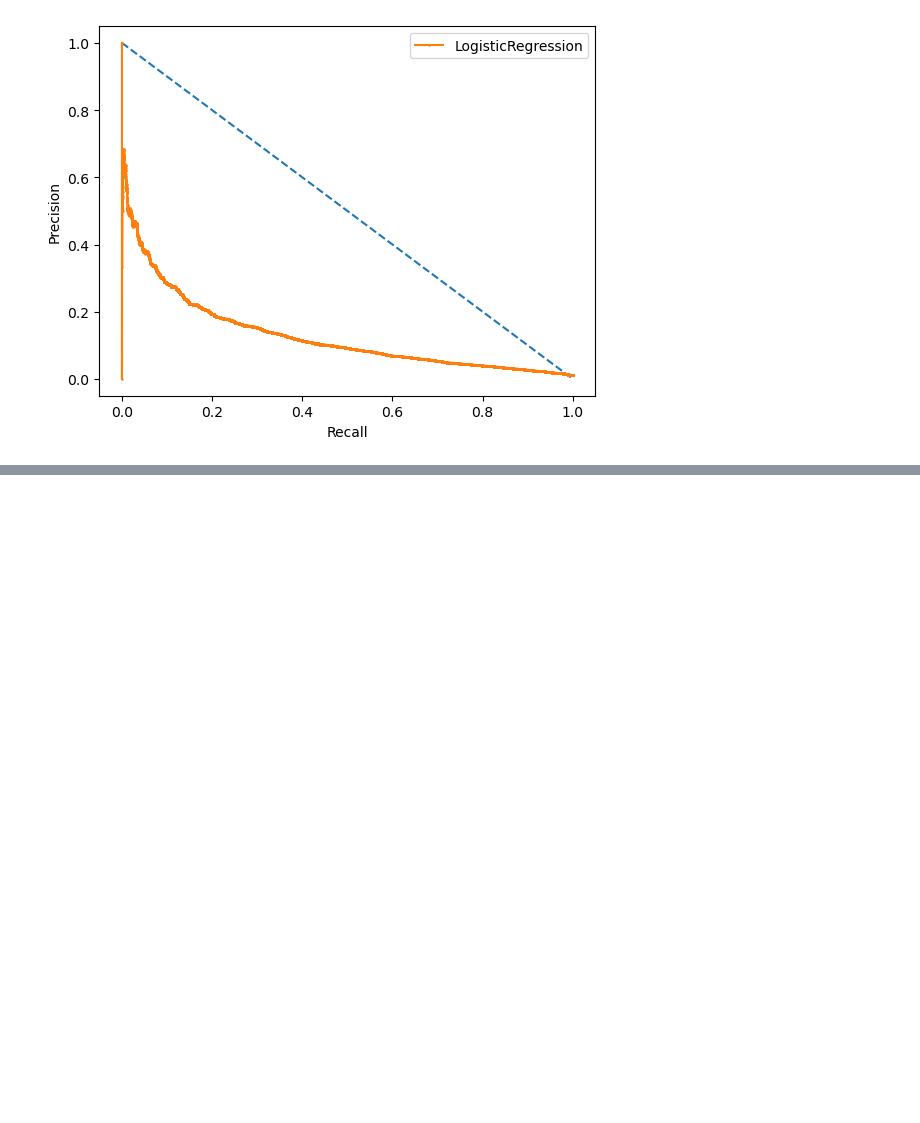
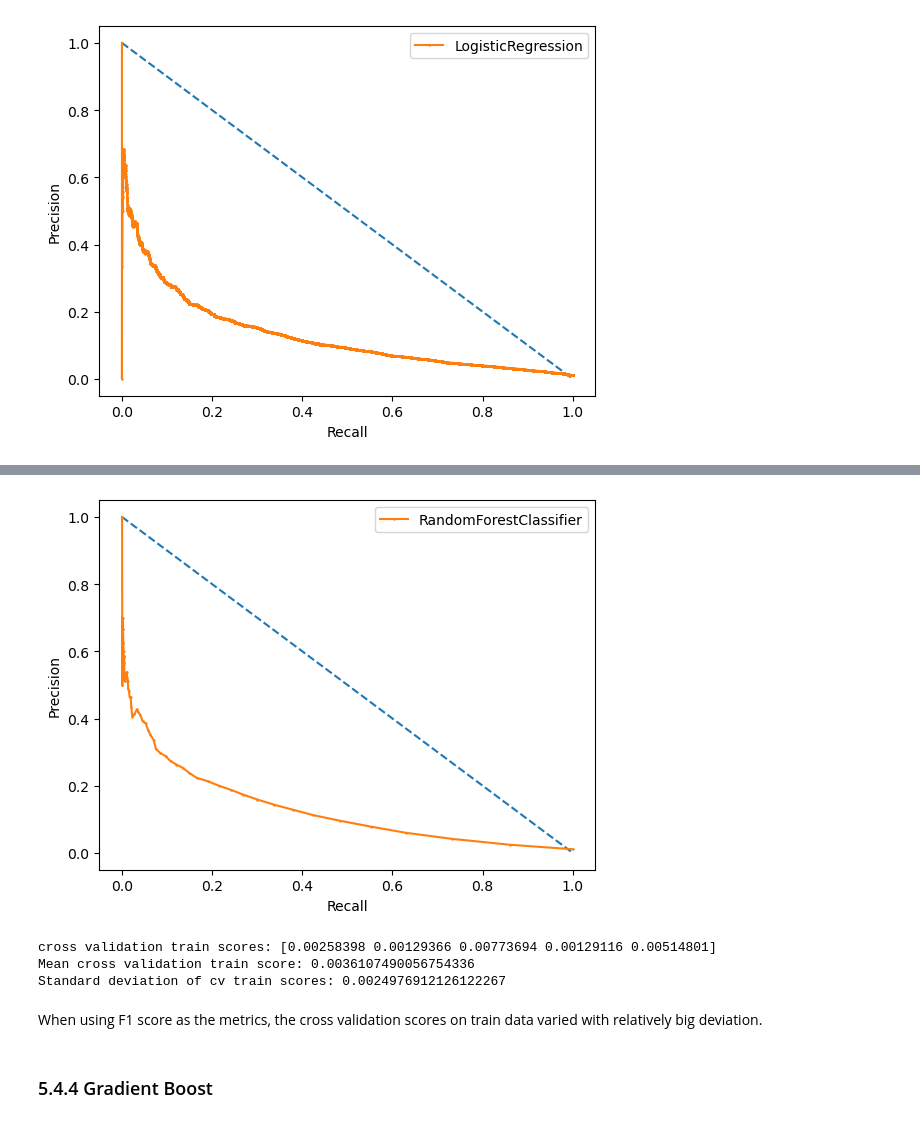
Before and after one commit to jhsshen/capstone_baf, a Jupyter notebook: notebooks/05_modeling.ipynb, the cells around one changed output, grey strips where cells are left out. Saved outputs shown, nothing was run; the diff lists cells and outputs as text; code cells hidden in the pictures; blank space fills up the shorter version.

Commit message:
More models

```diff
--- a/notebooks/05_modeling.ipynb
+++ b/notebooks/05_modeling.ipynb
@@ -316,0 +375,32 @@ plt.show()
+# %%
+from sklearn.ensemble import RandomForestClassifier
+
+table = pd.DataFrame(columns = ['criterion','Accuracy_score', 'Precision_score', 'Recall_score', 'F1_score', 'roc_auc_score', 'pr_auc'])
+table['criterion'] = ['entropy']
+
+# Apply RandomForestClassifier to training data
+rfc = RandomForestClassifier(criterion='entropy', random_state=47, n_jobs=-1, class_weight='balanced')
+rfc.fit(X_train, y_train)
+
+# Predict and save to y_pred
+y_pred = rfc.predict(X_test)
+y_score = rfc.predict_proba(X_test)[:, 1]
+
+# Save score values in table
+table.iloc[0, 1] = accuracy_score(y_test, y_pred)
+table.iloc[0, 2] = precision_score(y_test, y_pred)
+table.iloc[0, 3] = recall_score(y_test, y_pred)
+table.iloc[0, 4] = f1_score(y_test, y_pred)
+table.iloc[0, 5] = roc_auc_score(y_test, y_score)
+
+# Compute the precision-recall curve
+precision, recall, thresholds = precision_recall_curve(y_test, y_score)
+# Compute the area under precision-recall curve (pr_auc)
+table.iloc[0, 6] = auc(recall, precision)
+
+# Print confusion matrix
+print(confusion_matrix(y_test, y_pred))
+print(classification_report(y_test, y_pred))
+
+# Print score values
+print(table)
@@ -316,0 +424,34 @@ plt.show()
+# %%
+# Precision recall curve
+plt.plot([0, 1], [1, 0], linestyle='--')
+plt.plot(recall, precision, marker='.', markersize=1.5, label='RandomForestClassifier')
+
+plt.xlabel('Recall')
+plt.ylabel('Precision')
+
+plt.legend()
+plt.show()
+# %% [output]
+[figure, added]
+# %%
+from sklearn.model_selection import cross_val_score
+
+cv_scores_train= cross_val_score(rfc, X_train, y_train, scoring='f1', cv=5, n_jobs=-1)
+# cv_scores_test= cross_val_score(rfc, X_test, y_test, scoring='f1', cv=5, n_jobs=-1)
+print(f'cross validation train scores: {cv_scores_train}')
+# print(f'cross validation test scores: {cv_scores_test}')
+cv_scores_rf_train= cv_scores_train.mean()
+# cv_scores_rf_test= cv_scores_test.mean()
+cv_scores_rf_train_std= cv_scores_train.std()
+# cv_scores_std_rf= cv_scores_test.std()
+print (f'Mean cross validation train score: {cv_scores_rf_train}')
+print (f'Standard deviation of cv train scores: {cv_scores_rf_train_std}')
+# print (f'Mean cross validation test score: {cv_scores_rf_test}')
+# %% [output]
+cross validation train scores: [0.00258398 0.00129366 0.00773694 0.00129116 0.00514801]
+Mean cross validation train score: 0.0036107490056754336
+Standard deviation of cv train scores: 0.0024976912126122267
+# %% [markdown]
+When using F1 score as the metrics, the cross validation scores on train data varied with relatively big deviation.
+# %% [markdown]
+### 5.4.4 Gradient Boost
```
Also changed, not shown: parts of 9 cells of this notebook.
